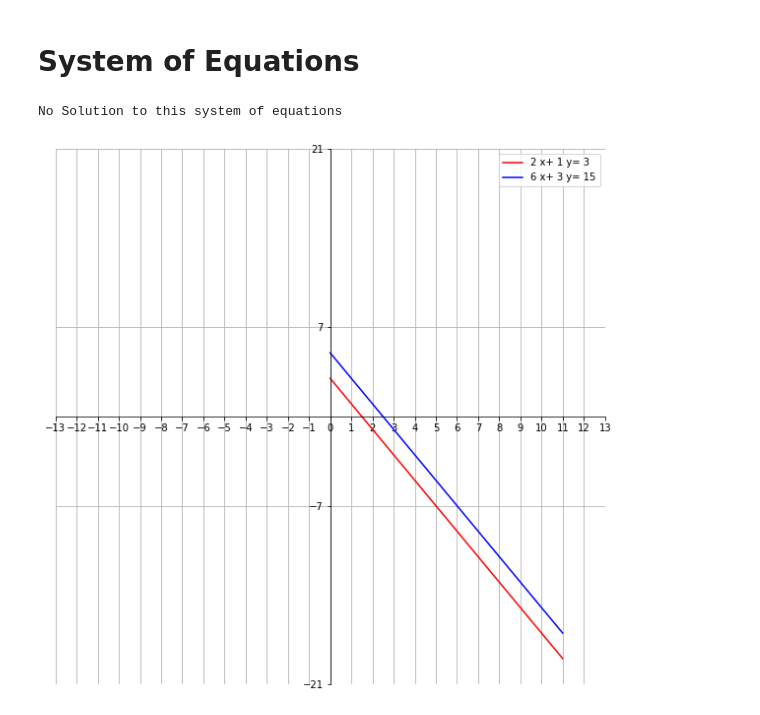
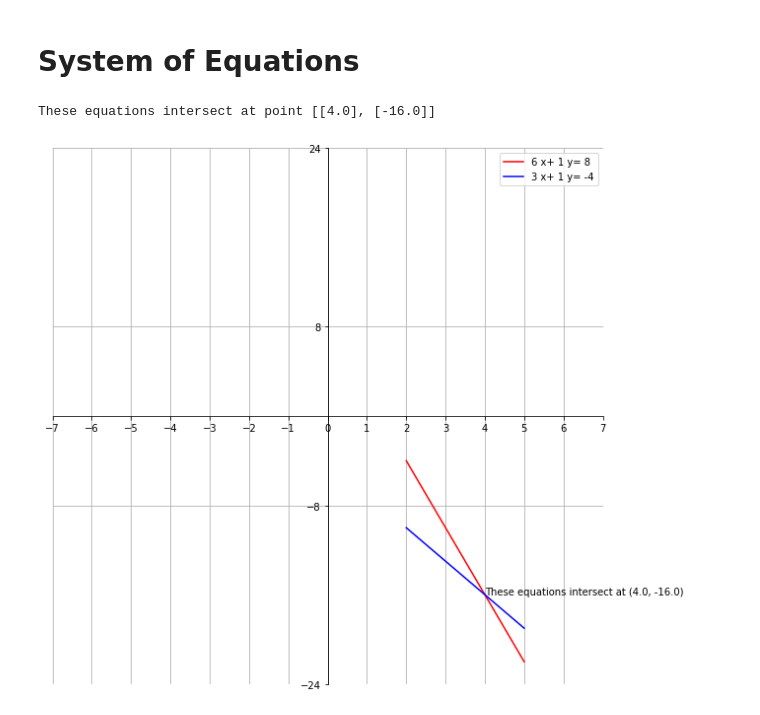
Before and after one commit to MrudhuhasM/Math, a Jupyter notebook: Algebra_1.ipynb, the cells around one changed output. Saved outputs shown, nothing was run; the diff lists cells and outputs as text; code cells hidden in the pictures.

```diff
--- a/Algebra_1.ipynb
+++ b/Algebra_1.ipynb
@@ -223,13 +223,15 @@ def sol_to_sys_eq(equation1,equation2):
   A = np.matrix([[eq1_m,eq1_y],[eq2_m,eq2_y]])
   B = np.matrix([[eq1_b],[eq2_b]])
 
+  solution = True
+
   try:
     A_inverse = np.linalg.inv(A)
     point = A_inverse * B
     print(f"These equations intersect at point {(point.tolist())}")
-    plt.annotate(f"These equations intersect at {(point)}",point)
   except:
-    print("No Solution to this system of equations")
+    solution = False
+    print("These system of equations either has infinite solutions or no solutions")
     point = np.array([[randint(0,10)],[randint(0,10)]])
 
 
@@ -290,13 +292,14 @@ def sol_to_sys_eq(equation1,equation2):
   plt.plot(eq2_x_values,eq2_y_values,color='blue',label=equation2)
   plt.axis([-max_x,max_x,-max_y,max_y],)
   point = (round(float(point[0][0]),2),round(float(point[1][0]),2))
+  if solution : plt.annotate(f"These equations intersect at {(point)}",point)
   plt.legend()
   plt.plot()
   plt.show()
 
   # print(eq1_m,eq1_b)
 # %%
-sol_to_sys_eq("2 x+ 1 y= 3","6 x+ 3 y= 15")
+sol_to_sys_eq("6 x+ 1 y= 8","3 x+ 1 y= -4")
 # %% [output]
-No Solution to this system of equations
+These equations intersect at point [[4.0], [-16.0]]
-[figure, old version]
+[figure, new version]
```
